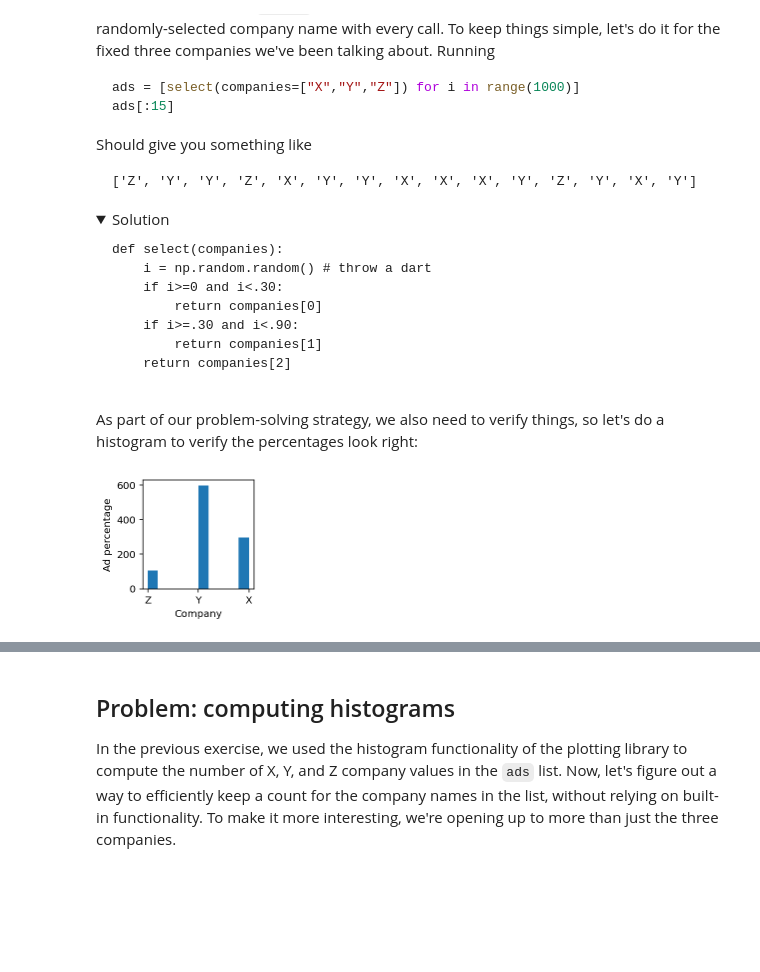
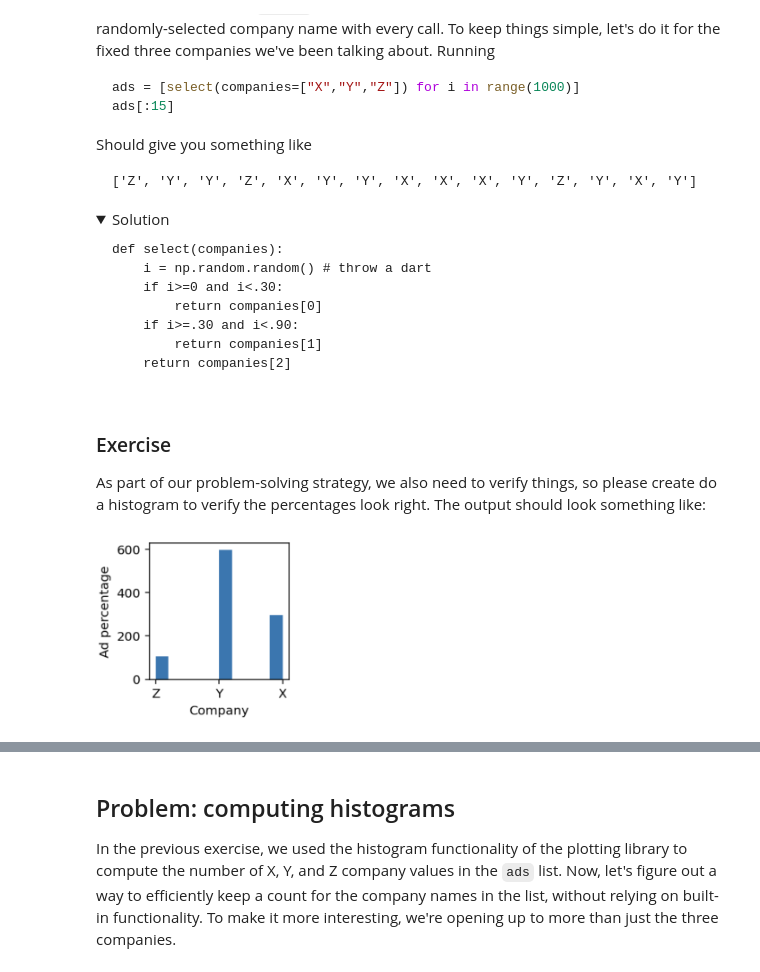
Before and after one commit to parrt/msds501, a Jupyter notebook: labs/problem-solving.ipynb, the cells around one changed output, grey strips where cells are left out. Cells and saved outputs as stored; diff of their text form; code cells hidden in the pictures; folded sections open; blank space fills up the shorter version.

```diff
--- a/labs/problem-solving.ipynb
+++ b/labs/problem-solving.ipynb
@@ -255,13 +255,14 @@ def select(companies):
     return companies[2]
 </pre>
 </details>
-# %% [markdown]
-As part of our problem-solving strategy, we also need to verify things, so let's do a histogram to verify the percentages look right:
-# %%
-plt.figure(figsize=(2,2))
-plt.hist(ads)
-plt.xlabel("Company")
-plt.ylabel("Ad percentage")
-plt.show()
-# %% [output]
-[figure, removed]
+# %% [markdown]
+### Exercise
+
+As part of our problem-solving strategy, we also need to verify things, so please create do a histogram to verify the percentages look right. The output should look something like:
+# %%
+# WHY THE HELL DOESN'T THIS WORK:
+# <img src="images/ads-histo.tiff" width="200">
+from IPython.display import Image
+Image(filename='images/ads-histo.png', width=200)
+# %% [output]
+[figure, added]
```
Also changed, not shown: parts of 16 cells of this notebook, 1 other file.
